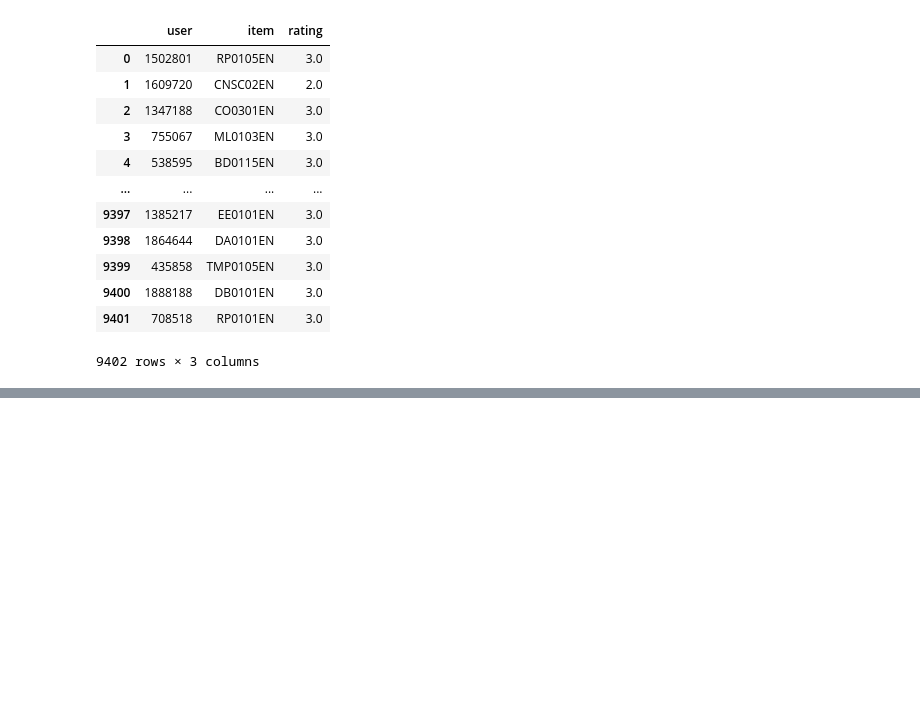
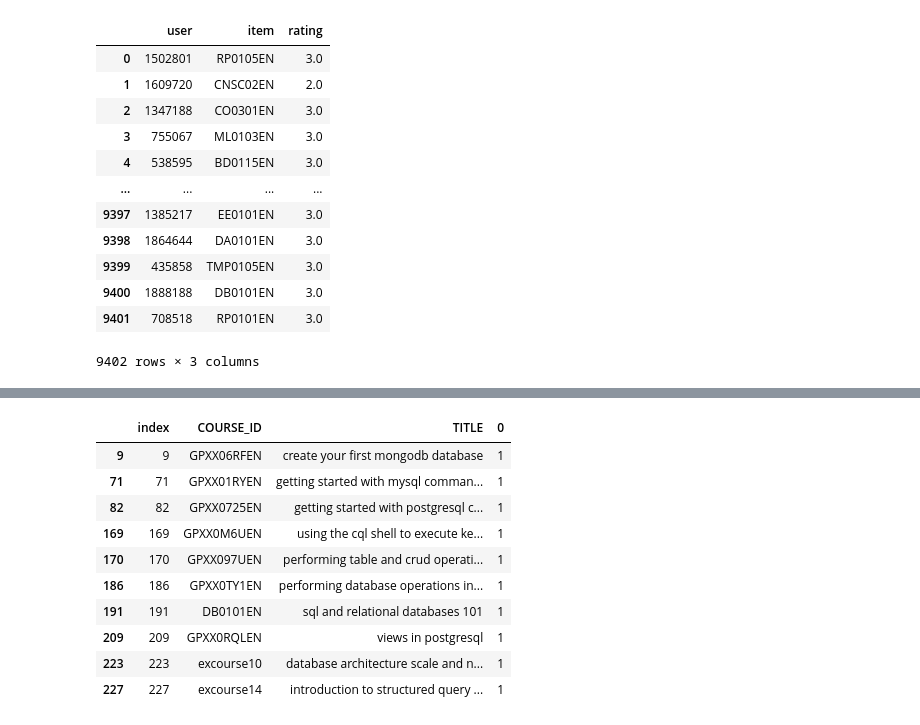
Before and after one commit to sahilsasane/recommender-app, a Jupyter notebook: content_clustering.ipynb, the cells around one changed output, grey strips where cells are left out. Cells and saved outputs as stored; diff of their text form; code cells hidden in the pictures; blank space fills up the shorter version.

```diff
--- a/content_clustering.ipynb
+++ b/content_clustering.ipynb
@@ -299,0 +351,16 @@ courses_clusters[courses_clusters['item']=='BC0201EN']
+# %%
+pd.set_option('display.max_colwidth', None)
+joined = processed.join(pd.DataFrame(clusters)).reset_index().drop('DESCRIPTION',axis=1)
+joined[joined[0]==1]
+# %% [output]
+|  | index | COURSE_ID | TITLE | 0 |
+| 9 | 9 | GPXX06RFEN | create your first mongodb database | 1 |
+| 71 | 71 | GPXX01RYEN | getting started with mysql comman... | 1 |
+| 82 | 82 | GPXX0725EN | getting started with postgresql c... | 1 |
+| 169 | 169 | GPXX0M6UEN | using the cql shell to execute ke... | 1 |
+| 170 | 170 | GPXX097UEN | performing table and crud operati... | 1 |
+| 186 | 186 | GPXX0TY1EN | performing database operations in... | 1 |
+| 191 | 191 | DB0101EN | sql and relational databases 101 | 1 |
+| 209 | 209 | GPXX0RQLEN | views in postgresql | 1 |
+| 223 | 223 | excourse10 | database architecture scale and n... | 1 |
+| 227 | 227 | excourse14 | introduction to structured query ... | 1 |
```
Also changed, not shown: parts of 22 cells of this notebook, 1 other file.
